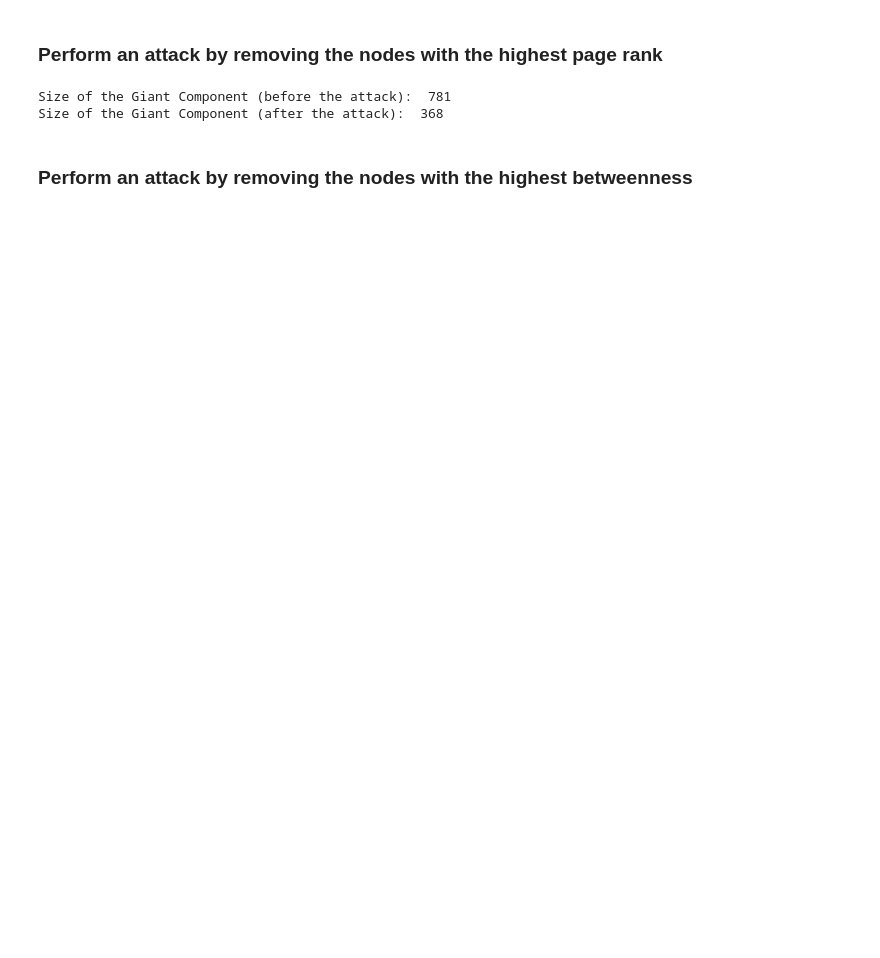
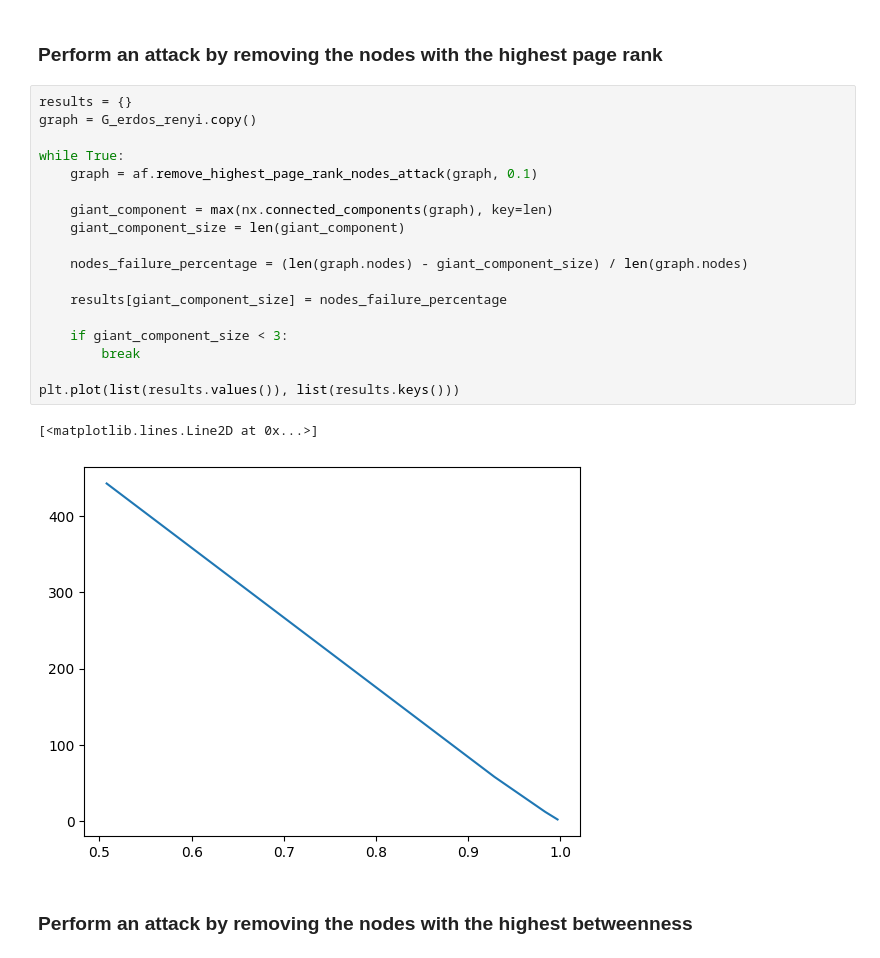
Before and after one commit to parsamlm/NetworkAnalysis, a Jupyter notebook: Step 3/network_robustness.ipynb, the cells around one changed output. Drawn from its saved outputs; the diff is of its cells as text; blank space fills up the shorter version.

```diff
--- a/Step 3/network_robustness.ipynb
+++ b/Step 3/network_robustness.ipynb
@@ -48,9 +66,26 @@ Size of the Giant Component (after the attack):  203
 # %% [markdown]
 ### Perform an attack by removing the nodes with the highest page rank
 # %%
+results = {}
+graph = G_erdos_renyi.copy()
+
+while True:
+    graph = af.remove_highest_page_rank_nodes_attack(graph, 0.1)
+
+    giant_component = max(nx.connected_components(graph), key=len)
+    giant_component_size = len(giant_component)
+
+    nodes_failure_percentage = (len(graph.nodes) - giant_component_size) / len(graph.nodes)
+
+    results[giant_component_size] = nodes_failure_percentage
+
+    if giant_component_size < 3:
+        break
+
+plt.plot(list(results.values()), list(results.keys()))
 # %% [output]
-Size of the Giant Component (before the attack):  781
-Size of the Giant Component (after the attack):  368
+[<matplotlib.lines.Line2D at 0x...>]
+[figure, added]
 # %% [markdown]
 ### Perform an attack by removing the nodes with the highest betweenness
 # %%
```
Also changed, not shown: parts of 4 cells of this notebook.
